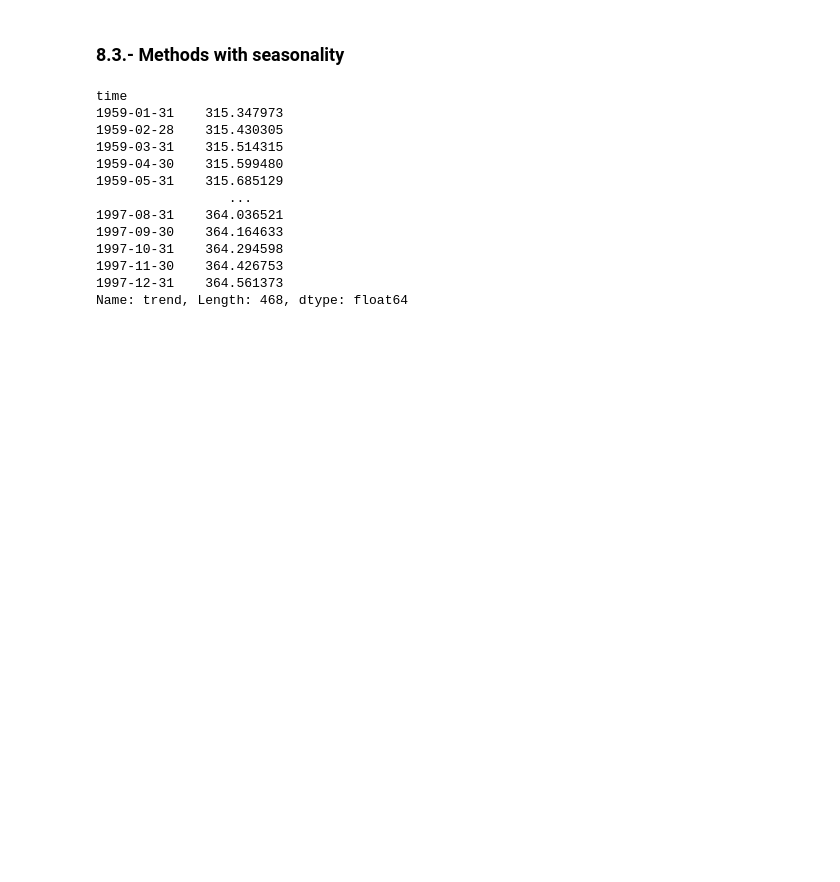
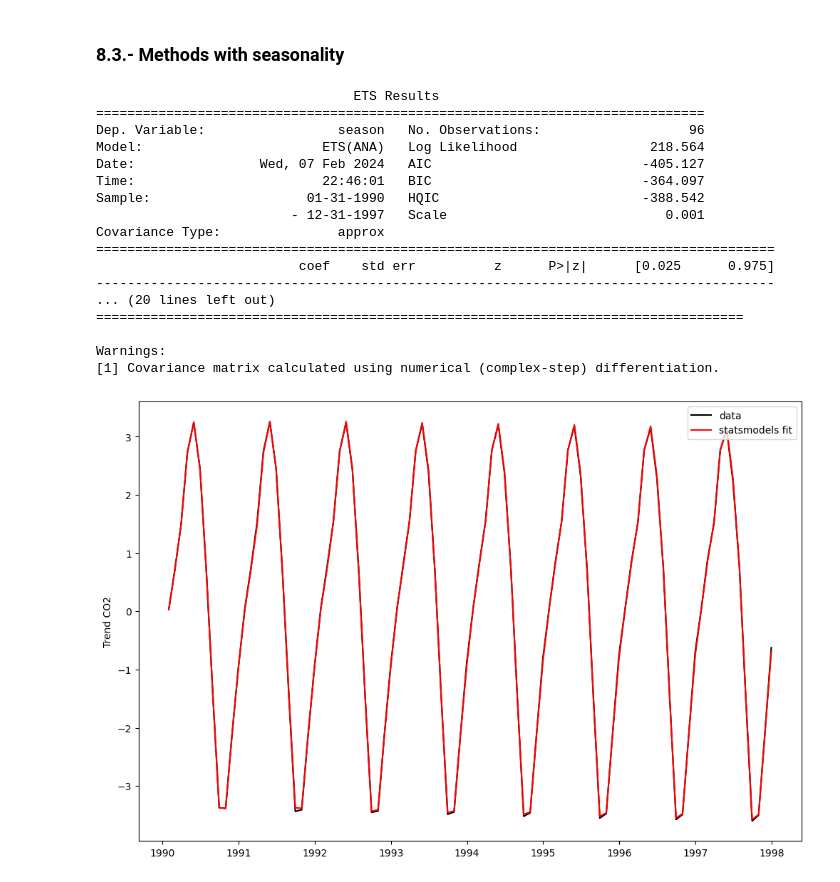
Before and after one commit to Fran-GS-96/Forecasting, a Jupyter notebook: forecasting.ipynb, the cells around one changed output. Cells and saved outputs as stored; diff of their text form; code cells hidden in the pictures; blank space fills up the shorter version.

```diff
--- a/forecasting.ipynb
+++ b/forecasting.ipynb
@@ -1269,19 +1269,49 @@ res = stl.fit()
 trend_stl = res.trend
 seasonal_stl = res.seasonal
 resid_stl = res.resid
-# %%
-trend_stl
-# %% [output]
-time
-1959-01-31    315.347973
-1959-02-28    315.430305
-1959-03-31    315.514315
-1959-04-30    315.599480
-1959-05-31    315.685129
-                 ...
-1997-08-31    364.036521
-1997-09-30    364.164633
-1997-10-31    364.294598
-1997-11-30    364.426753
-1997-12-31    364.561373
-Name: trend, Length: 468, dtype: float64
+# %%
+df_seasonal = pd.DataFrame(seasonal_stl)#df.rolling(window =12,center = False).mean()
+# %%
+plt.figure(figsize = (12,8))
+
+co2_season = df_seasonal['season'].loc['1990':]
+
+model = ETSModel(co2_season,
+                error='add', #"mul",
+                trend = None,
+                seasonal= "add",
+                damped_trend=False)
+                #seasonal_periods= )
+
+fit = model.fit(maxiter=20000)
+
+plt.plot(co2_season,label="data",color = 'black')
+plt.plot(fit.fittedvalues,label="statsmodels fit",color = 'red')
+plt.ylabel("Trend CO2")
+
+# obtained from R
+#params_R = [0.99989969, 0.11888177503085334, 0.80000197, 36.46466837, 34.72584983]
+#yhat = model.smooth(params_R).fittedvalues
+#yhat.plot(label="R fit", linestyle="--")
+
+plt.legend()
+print(fit_d.summary())
+# %% [output]
+                                 ETS Results
+==============================================================================
+Dep. Variable:                 season   No. Observations:                   96
+Model:                       ETS(ANA)   Log Likelihood                 218.564
+Date:                Wed, 07 Feb 2024   AIC                           -405.127
+Time:                        22:46:01   BIC                           -364.097
+Sample:                    01-31-1990   HQIC                          -388.542
+                         - 12-31-1997   Scale                            0.001
+Covariance Type:               approx
+=======================================================================================
+                          coef    std err          z      P>|z|      [0.025      0.975]
+---------------------------------------------------------------------------------------
+... (20 lines left out)
+===================================================================================
+
+Warnings:
+[1] Covariance matrix calculated using numerical (complex-step) differentiation.
+[figure, added]
```
Also changed, not shown: parts of 16 cells of this notebook.
